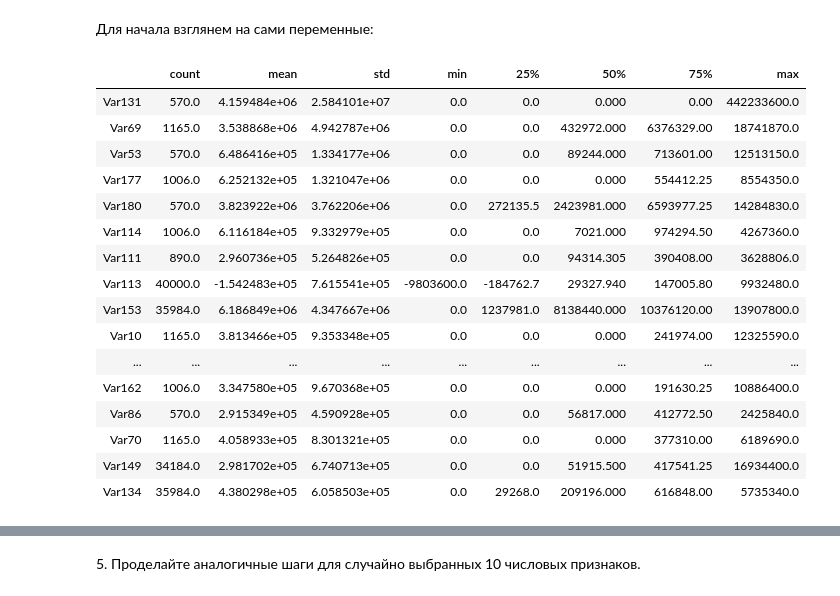
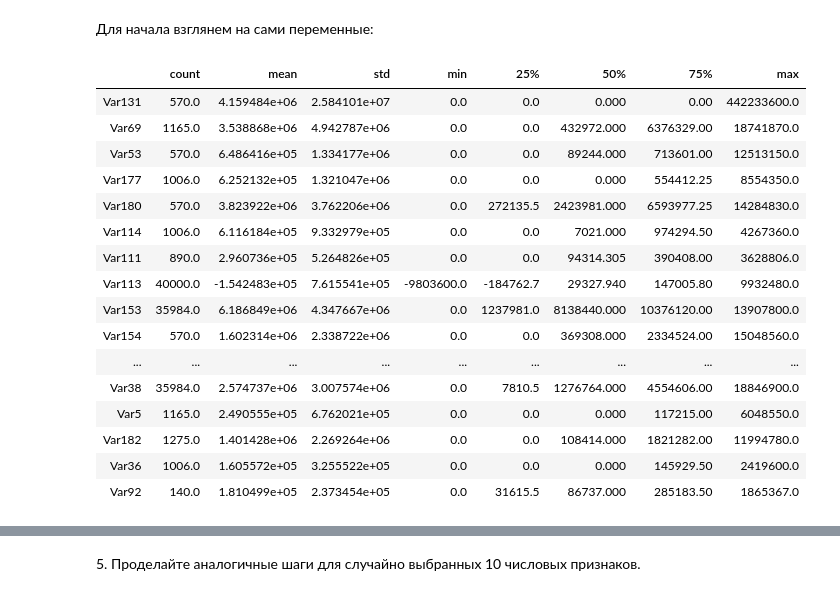
Before and after one commit to metelkinp/coursera-ml-churn-prediction, a Jupyter notebook: week_1.ipynb, the cells around one changed output, grey strips where cells are left out. Drawn from its saved outputs; the diff is of its cells as text; code cells hidden in the pictures.

```diff
--- a/week_1.ipynb
+++ b/week_1.ipynb
@@ -51,6 +51,7 @@ cat_features = df.columns[190:-1]
 # Clear data
 df = df.dropna(axis=0, how='all', subset=df.columns[:-1])
 df = df.dropna(axis=1, how='all')
+df['churn'] = df.churn.apply(lambda x: int(x > 0))
 
 num_features = num_features.intersection(df.columns)
 cat_features = cat_features.intersection(df.columns)
@@ -76,7 +77,7 @@ def num_features_binary_target_corr():
     An empirical rule E(X1|X2 = 1) - E(X1|X2 = 0) is used
     """
     for f_name in num_features:
-        corr_v = df[f_name][df.churn == 1].mean() - df[f_name][df.churn == -1].mean()
+        corr_v = df[f_name][df.churn == 1].mean() - df[f_name][df.churn == 0].mean()
         yield f_name, corr_v
 
 
@@ -164,24 +175,24 @@ def plot_pairs(data):
 # %% [markdown]
 Для начала взглянем на сами переменные:
 # %%
-top_20 = num_corrs.sort_values(by='correlation', ascending=False).index[:20]
+top_20 = num_corrs.apply(np.abs).sort_values(by='correlation', ascending=False).index[:20]
 df[top_20].describe().T
 # %% [output]
 |  | count | mean | std | min | 25% | 50% | 75% | max |
 | Var131 | 570.0 | 4.159484e+06 | 2.584101e+07 | 0.0 | 0.0 | 0.000 | 0.00 | 442233600.0 |
 | Var69 | 1165.0 | 3.538868e+06 | 4.942787e+06 | 0.0 | 0.0 | 432972.000 | 6376329.00 | 18741870.0 |
 | Var53 | 570.0 | 6.486416e+05 | 1.334177e+06 | 0.0 | 0.0 | 89244.000 | 713601.00 | 12513150.0 |
 | Var177 | 1006.0 | 6.252132e+05 | 1.321047e+06 | 0.0 | 0.0 | 0.000 | 554412.25 | 8554350.0 |
 | Var180 | 570.0 | 3.823922e+06 | 3.762206e+06 | 0.0 | 272135.5 | 2423981.000 | 6593977.25 | 14284830.0 |
 | Var114 | 1006.0 | 6.116184e+05 | 9.332979e+05 | 0.0 | 0.0 | 7021.000 | 974294.50 | 4267360.0 |
 | Var111 | 890.0 | 2.960736e+05 | 5.264826e+05 | 0.0 | 0.0 | 94314.305 | 390408.00 | 3628806.0 |
 | Var113 | 40000.0 | -1.542483e+05 | 7.615541e+05 | -9803600.0 | -184762.7 | 29327.940 | 147005.80 | 9932480.0 |
 | Var153 | 35984.0 | 6.186849e+06 | 4.347667e+06 | 0.0 | 1237981.0 | 8138440.000 | 10376120.00 | 13907800.0 |
-| Var10 | 1165.0 | 3.813466e+05 | 9.353348e+05 | 0.0 | 0.0 | 0.000 | 241974.00 | 12325590.0 |
+| Var154 | 570.0 | 1.602314e+06 | 2.338722e+06 | 0.0 | 0.0 | 369308.000 | 2334524.00 | 15048560.0 |
 | ... | ... | ... | ... | ... | ... | ... | ... | ... |
-| Var162 | 1006.0 | 3.347580e+05 | 9.670368e+05 | 0.0 | 0.0 | 0.000 | 191630.25 | 10886400.0 |
-| Var86 | 570.0 | 2.915349e+05 | 4.590928e+05 | 0.0 | 0.0 | 56817.000 | 412772.50 | 2425840.0 |
-| Var70 | 1165.0 | 4.058933e+05 | 8.301321e+05 | 0.0 | 0.0 | 0.000 | 377310.00 | 6189690.0 |
-| Var149 | 34184.0 | 2.981702e+05 | 6.740713e+05 | 0.0 | 0.0 | 51915.500 | 417541.25 | 16934400.0 |
-| Var134 | 35984.0 | 4.380298e+05 | 6.058503e+05 | 0.0 | 29268.0 | 209196.000 | 616848.00 | 5735340.0 |
+| Var38 | 35984.0 | 2.574737e+06 | 3.007574e+06 | 0.0 | 7810.5 | 1276764.000 | 4554606.00 | 18846900.0 |
+| Var5 | 1165.0 | 2.490555e+05 | 6.762021e+05 | 0.0 | 0.0 | 0.000 | 117215.00 | 6048550.0 |
+| Var182 | 1275.0 | 1.401428e+06 | 2.269264e+06 | 0.0 | 0.0 | 108414.000 | 1821282.00 | 11994780.0 |
+| Var36 | 1006.0 | 1.605572e+05 | 3.255522e+05 | 0.0 | 0.0 | 0.000 | 145929.50 | 2419600.0 |
+| Var92 | 140.0 | 1.810499e+05 | 2.373454e+05 | 0.0 | 31615.5 | 86737.000 | 285183.50 | 1865367.0 |
 # %% [markdown]
```
Also changed, not shown: parts of 34 cells of this notebook.
